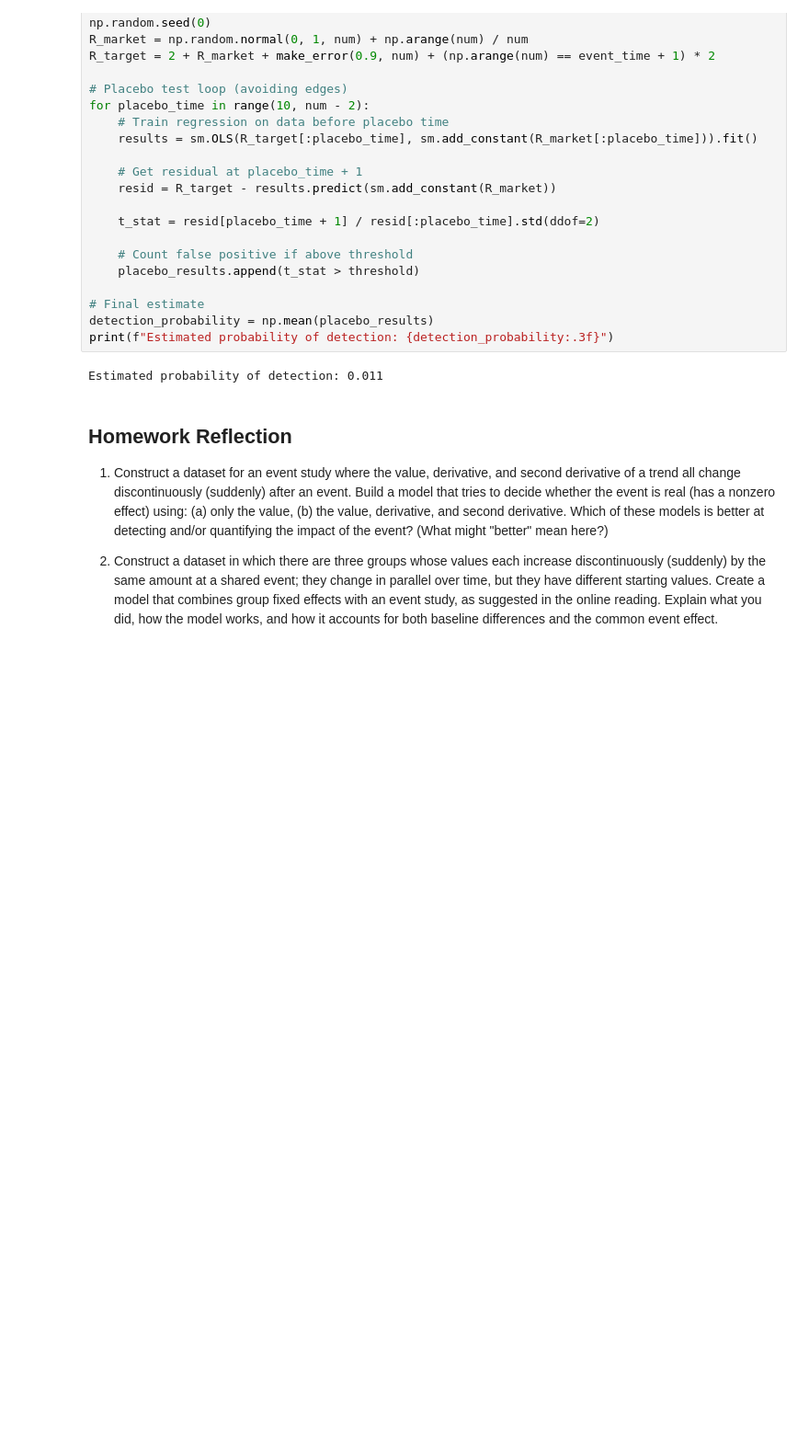
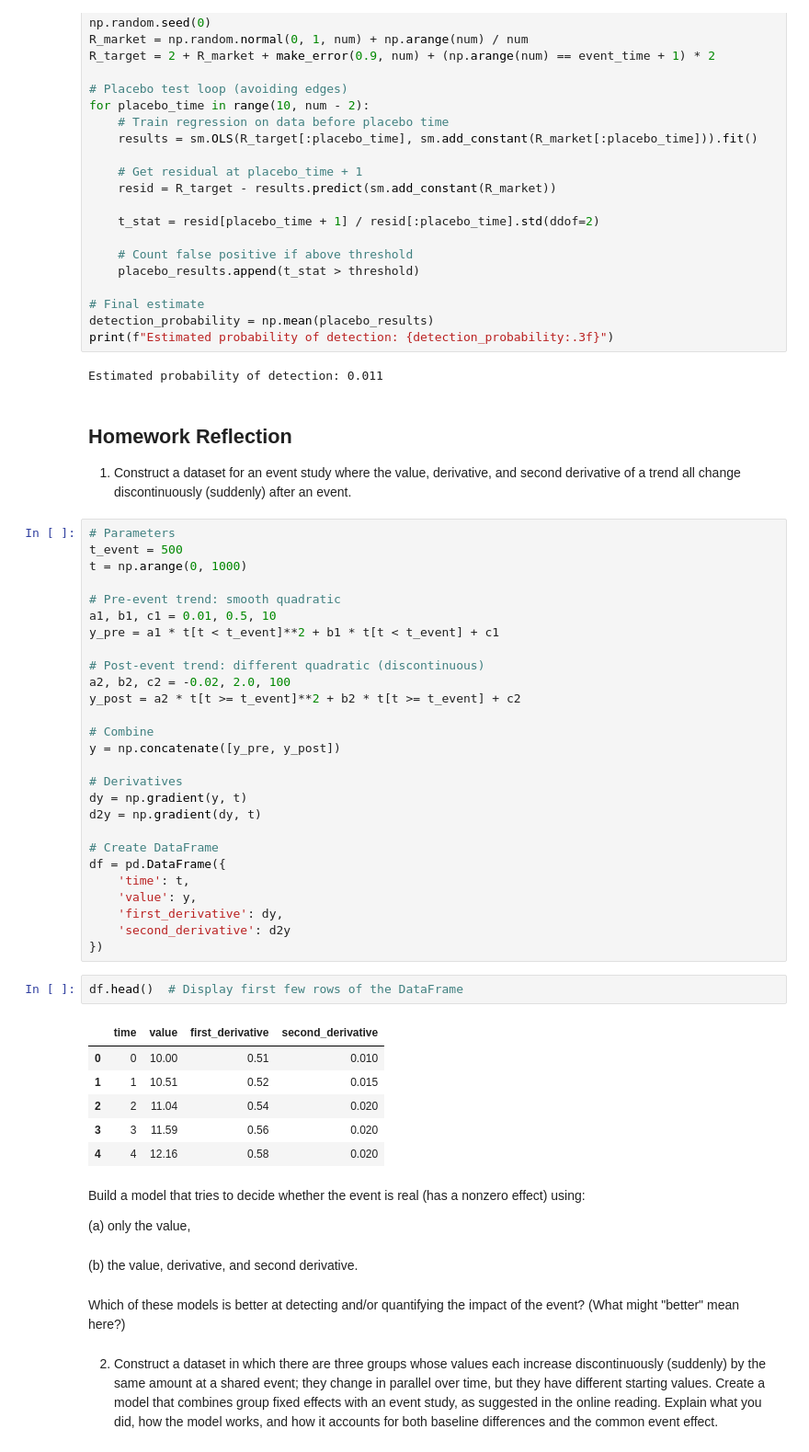
Before and after one commit to DaveD-BU/2025-summer-mod-6-DX702, a Jupyter notebook: Davis_David_HW11.ipynb, the cells around one changed output. Shown at 92% size. Saved outputs shown, nothing was run; the diff lists cells and outputs as text; blank space fills up the shorter version.

```diff
--- a/Davis_David_HW11.ipynb
+++ b/Davis_David_HW11.ipynb
@@ -184,11 +184,51 @@ Estimated probability of detection: 0.011
 ## Homework Reflection
 
 1. Construct a dataset for an event study where the value, derivative, and second derivative of a trend all change discontinuously (suddenly) after an event.
-Build a model that tries to decide whether the event is real (has a nonzero effect) using:
-(a) only the value,
-(b) the value, derivative, and second derivative.
-Which of these models is better at detecting and/or quantifying the impact of the event?  (What might "better" mean here?)
-
-2. Construct a dataset in which there are three groups whose values each increase discontinuously (suddenly) by the same amount at a shared event; they change in parallel
-over time, but they have different starting values.  Create a model that combines group fixed effects with an event study, as suggested in the online reading.
-Explain what you did, how the model works, and how it accounts for both baseline differences and the common event effect.
+# %%
+# Parameters
+t_event = 500
+t = np.arange(0, 1000)
+
+# Pre-event trend: smooth quadratic
+a1, b1, c1 = 0.01, 0.5, 10
+y_pre = a1 * t[t < t_event]**2 + b1 * t[t < t_event] + c1
+
+# Post-event trend: different quadratic (discontinuous)
+a2, b2, c2 = -0.02, 2.0, 100
+y_post = a2 * t[t >= t_event]**2 + b2 * t[t >= t_event] + c2
+
+# Combine
+y = np.concatenate([y_pre, y_post])
+
+# Derivatives
+dy = np.gradient(y, t)
+d2y = np.gradient(dy, t)
+
+# Create DataFrame
+df = pd.DataFrame({
+    'time': t,
+    'value': y,
+    'first_derivative': dy,
+    'second_derivative': d2y
+})
+# %%
+df.head()  # Display first few rows of the DataFrame
+# %% [output]
+|  | time | value | first_derivative | second_derivative |
+| 0 | 0 | 10.00 | 0.51 | 0.010 |
+| 1 | 1 | 10.51 | 0.52 | 0.015 |
+| 2 | 2 | 11.04 | 0.54 | 0.020 |
+| 3 | 3 | 11.59 | 0.56 | 0.020 |
+| 4 | 4 | 12.16 | 0.58 | 0.020 |
+# %% [markdown]
+Build a model that tries to decide whether the event is real (has a nonzero effect) using:
+
+(a) only the value,
+# %% [markdown]
+(b) the value, derivative, and second derivative.
+# %% [markdown]
+Which of these models is better at detecting and/or quantifying the impact of the event?  (What might "better" mean here?)
+# %% [markdown]
+2. Construct a dataset in which there are three groups whose values each increase discontinuously (suddenly) by the same amount at a shared event; they change in parallel
+over time, but they have different starting values.  Create a model that combines group fixed effects with an event study, as suggested in the online reading.
+Explain what you did, how the model works, and how it accounts for both baseline differences and the common event effect.
```
Also changed, not shown: 3 other files.
